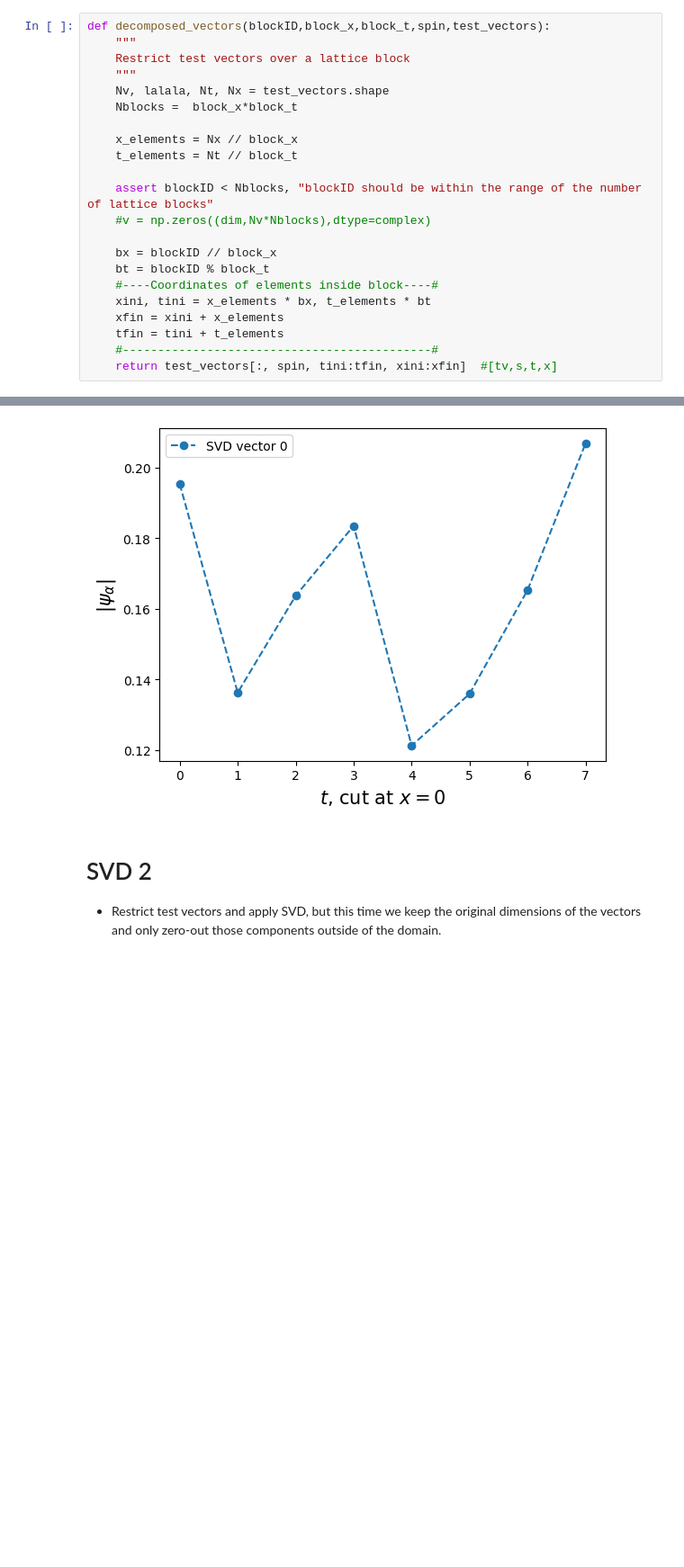
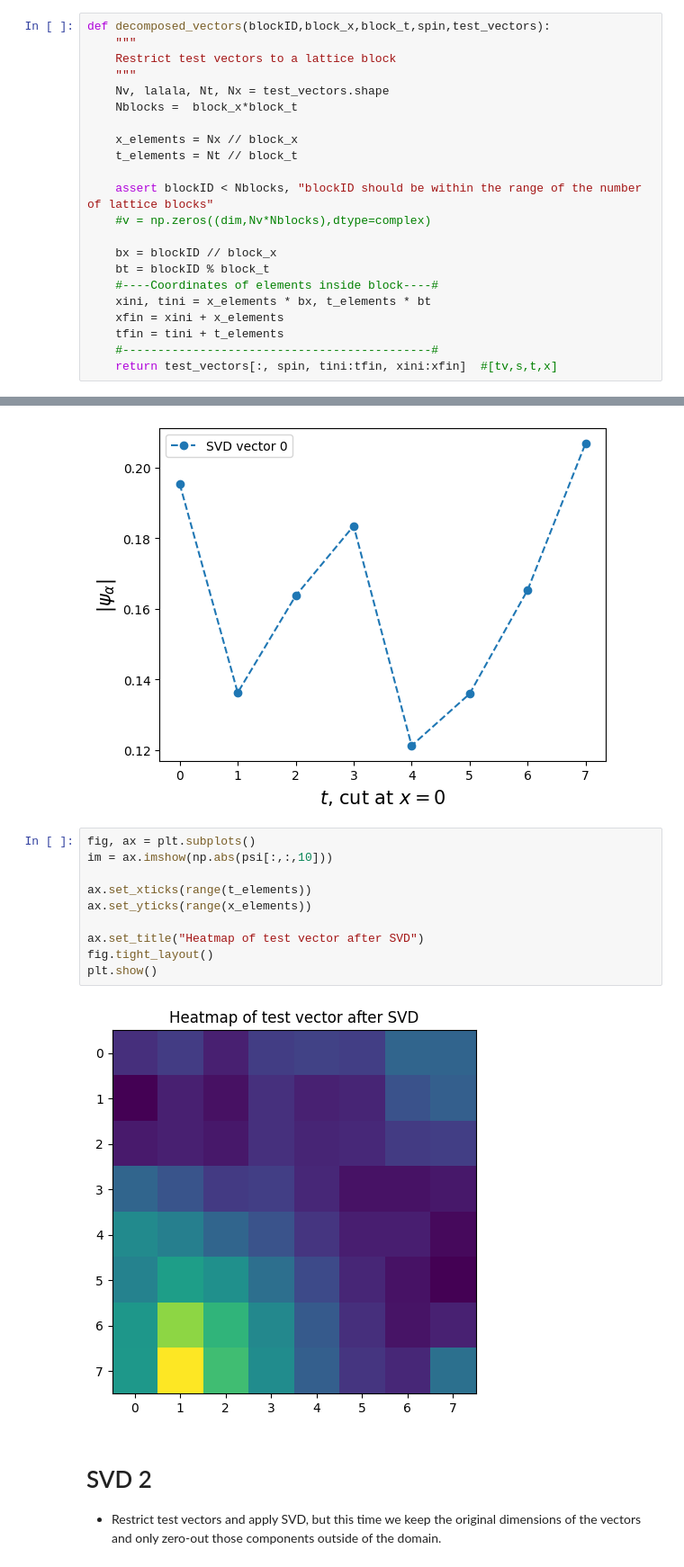
Before and after one commit to JFNCastellanos/TVML, a Jupyter notebook: SVD/SVD.ipynb, the cells around one changed output, grey strips where cells are left out. Shown at 90% size. Saved outputs shown, nothing was run; the diff lists cells and outputs as text; blank space fills up the shorter version.

```diff
--- a/SVD/SVD.ipynb
+++ b/SVD/SVD.ipynb
@@ -63,7 +63,7 @@ plt.show()
 # %%
 def decomposed_vectors(blockID,block_x,block_t,spin,test_vectors):
     """
-    Restrict test vectors over a lattice block
+    Restrict test vectors to a lattice block
     """
     Nv, lalala, Nt, Nx = test_vectors.shape
     Nblocks =  block_x*block_t
@@ -155,6 +159,18 @@ plt.show()
 # %% [output]
 [figure]
 [figure]
+# %%
+fig, ax = plt.subplots()
+im = ax.imshow(np.abs(psi[:,:,10]))
+
+ax.set_xticks(range(t_elements))
+ax.set_yticks(range(x_elements))
+
+ax.set_title("Heatmap of test vector after SVD")
+fig.tight_layout()
+plt.show()
+# %% [output]
+[figure, added]
 # %% [markdown]
 # SVD 2
 * Restrict test vectors and apply SVD, but this time we keep the original dimensions of the vectors and only zero-out those components outside of the domain.
```
Also changed, not shown: parts of 6 cells of this notebook.
